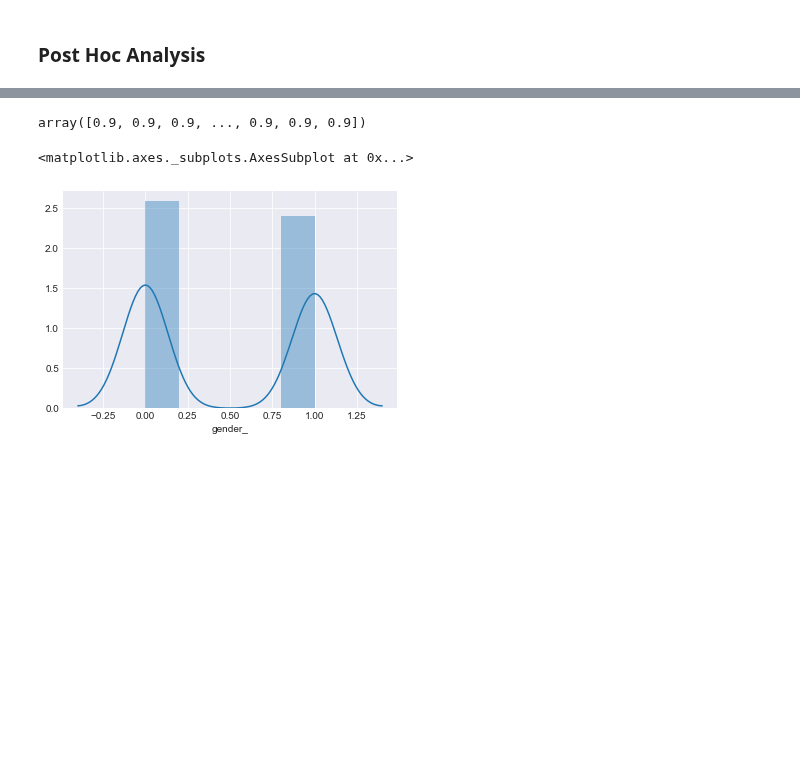
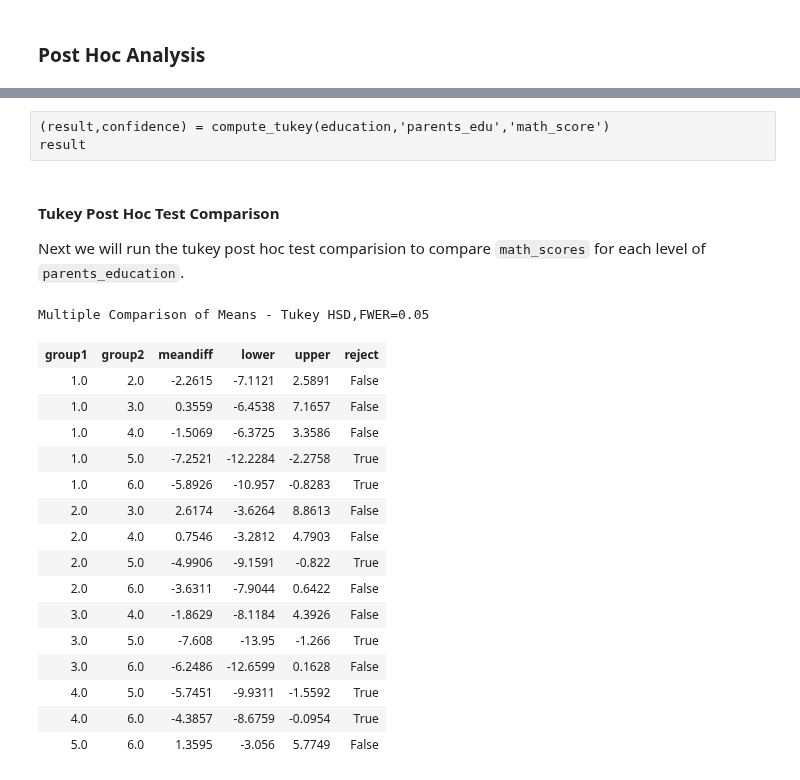
Before and after one commit to naivelogic/Machine_Learning_Notebooks, a Jupyter notebook: Data_Science/(dev) Students Performance in Exams.ipynb, the cells around one changed output, grey strips where cells are left out. Drawn from its saved outputs; the diff is of its cells as text; code cells hidden in the pictures; blank space fills up the shorter version.

```diff
--- a/Data_Science/(dev) Students Performance in Exams.ipynb
+++ b/Data_Science/(dev) Students Performance in Exams.ipynb
@@ -451,4 +429,0 @@ Multiple Comparison of Means - Tukey HSD,FWER=0.05
-# %%
-confidence
-# %% [output]
-array([0.9, 0.9, 0.9, ..., 0.9, 0.9, 0.9])
@@ -458,5 +430,30 @@ education.loc[education['gender'] == 'female', 'gender_'] = 0
-# %%
-sns.distplot(education['gender_'])
-# %% [output]
-<matplotlib.axes._subplots.AxesSubplot at 0x...>
-[figure, removed]
+# %% [raw]
+(result,confidence) = compute_tukey(education,'parents_edu','math_score')
+result
+# %% [markdown]
+#### Tukey Post Hoc Test Comparison
+Next we will run the tukey post hoc test comparision to compare `math_scores` for each level of `parents_education`.
+# %%
+# https://www.coursera.org/lecture/data-analysis-tools/python-lesson-9-post-hoc-tests-for-anova-uMNjz
+import statsmodels.stats.multicomp as multi
+mc1 = multi.MultiComparison(education.math_score, education.parents_edu)
+res1 = mc1.tukeyhsd()
+res1.summary()
+# %% [output]
+Multiple Comparison of Means - Tukey HSD,FWER=0.05
+| group1 | group2 | meandiff | lower | upper | reject |
+| 1.0 | 2.0 | -2.2615 | -7.1121 | 2.5891 | False |
+| 1.0 | 3.0 | 0.3559 | -6.4538 | 7.1657 | False |
+| 1.0 | 4.0 | -1.5069 | -6.3725 | 3.3586 | False |
+| 1.0 | 5.0 | -7.2521 | -12.2284 | -2.2758 | True |
+| 1.0 | 6.0 | -5.8926 | -10.957 | -0.8283 | True |
+| 2.0 | 3.0 | 2.6174 | -3.6264 | 8.8613 | False |
+| 2.0 | 4.0 | 0.7546 | -3.2812 | 4.7903 | False |
+| 2.0 | 5.0 | -4.9906 | -9.1591 | -0.822 | True |
+| 2.0 | 6.0 | -3.6311 | -7.9044 | 0.6422 | False |
+| 3.0 | 4.0 | -1.8629 | -8.1184 | 4.3926 | False |
+| 3.0 | 5.0 | -7.608 | -13.95 | -1.266 | True |
+| 3.0 | 6.0 | -6.2486 | -12.6599 | 0.1628 | False |
+| 4.0 | 5.0 | -5.7451 | -9.9311 | -1.5592 | True |
+| 4.0 | 6.0 | -4.3857 | -8.6759 | -0.0954 | True |
+| 5.0 | 6.0 | 1.3595 | -3.056 | 5.7749 | False |
```
Also changed, not shown: parts of 4 cells of this notebook.
